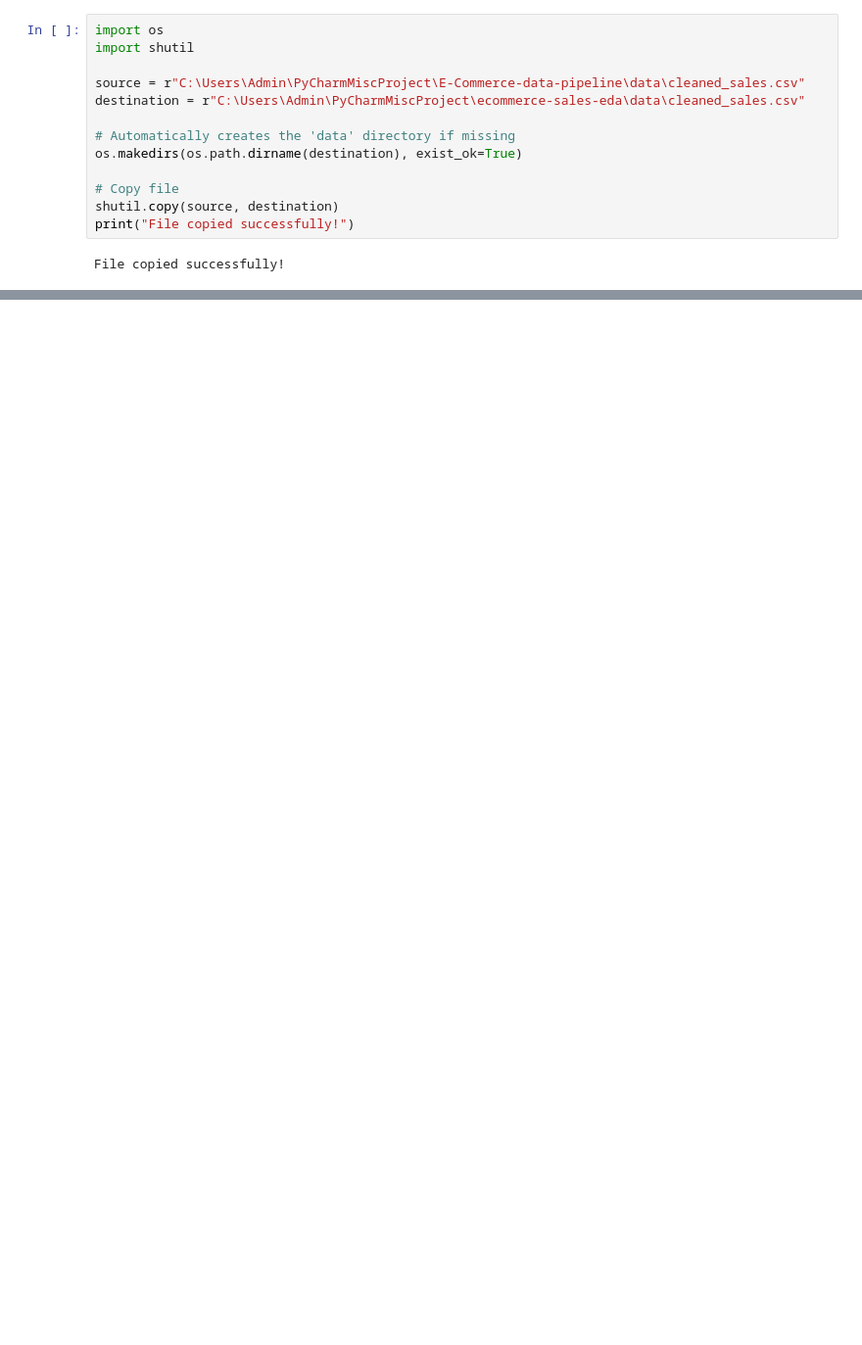
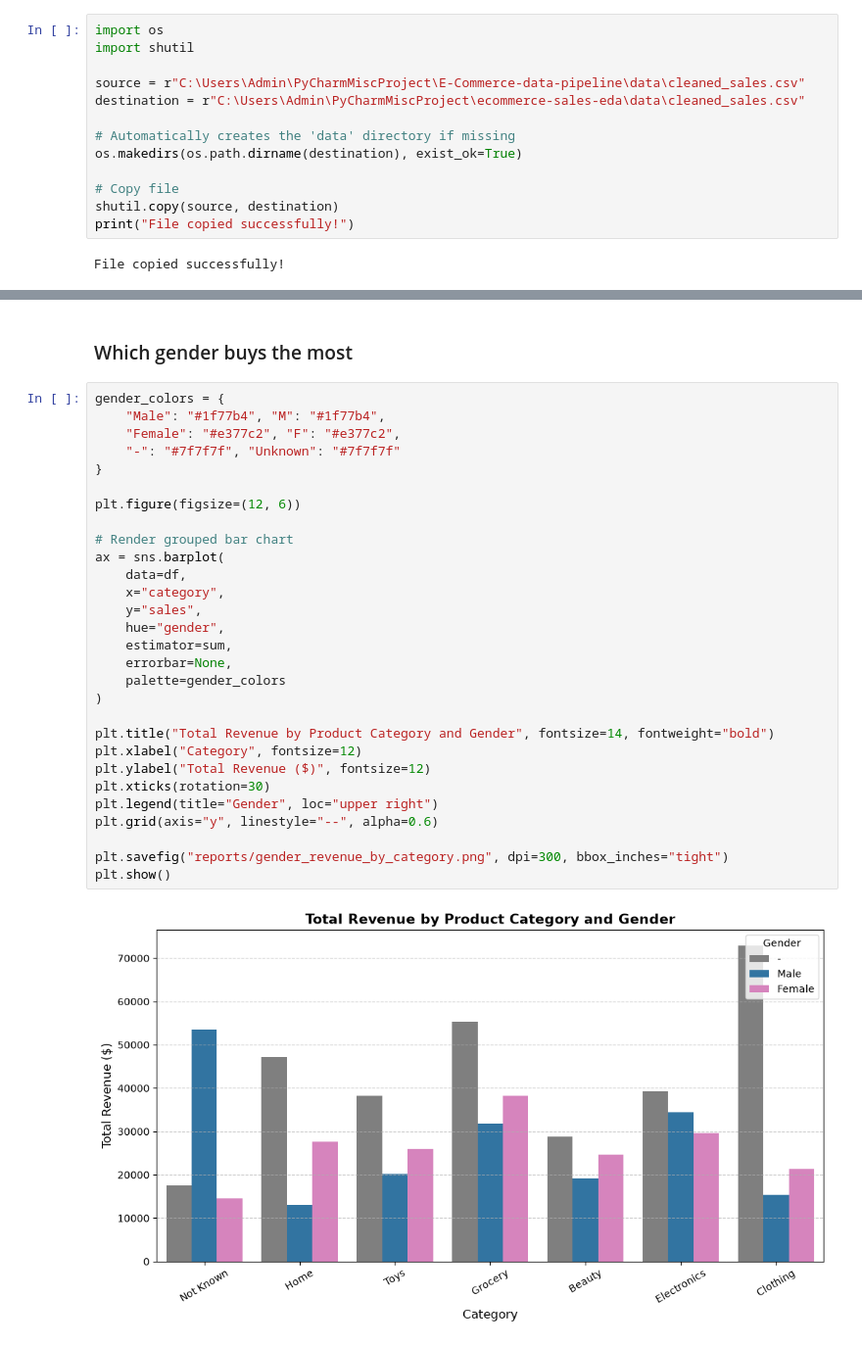
Before and after one commit to Ibrahim-katama/ecommerce-sales-eda, a Jupyter notebook: sales-analysis.ipynb, the cells around one changed output, grey strips where cells are left out. Shown at 98% size. Cells and saved outputs as stored; diff of their text form; blank space fills up the shorter version.

```diff
--- a/sales-analysis.ipynb
+++ b/sales-analysis.ipynb
@@ -59,0 +114,33 @@ memory usage: 41.5 KB
+# %% [markdown]
+### Which gender buys the most
+# %%
+gender_colors = {
+    "Male": "#1f77b4", "M": "#1f77b4",
+    "Female": "#e377c2", "F": "#e377c2",
+    "-": "#7f7f7f", "Unknown": "#7f7f7f"
+}
+
+plt.figure(figsize=(12, 6))
+
+# Render grouped bar chart
+ax = sns.barplot(
+    data=df,
+    x="category",
+    y="sales",
+    hue="gender",
+    estimator=sum,
+    errorbar=None,
+    palette=gender_colors
+)
+
+plt.title("Total Revenue by Product Category and Gender", fontsize=14, fontweight="bold")
+plt.xlabel("Category", fontsize=12)
+plt.ylabel("Total Revenue ($)", fontsize=12)
+plt.xticks(rotation=30)
+plt.legend(title="Gender", loc="upper right")
+plt.grid(axis="y", linestyle="--", alpha=0.6)
+
+plt.savefig("reports/gender_revenue_by_category.png", dpi=300, bbox_inches="tight")
+plt.show()
+# %% [output]
+[figure, added]
```
Also changed, not shown: parts of 18 cells of this notebook, 5 other files.
